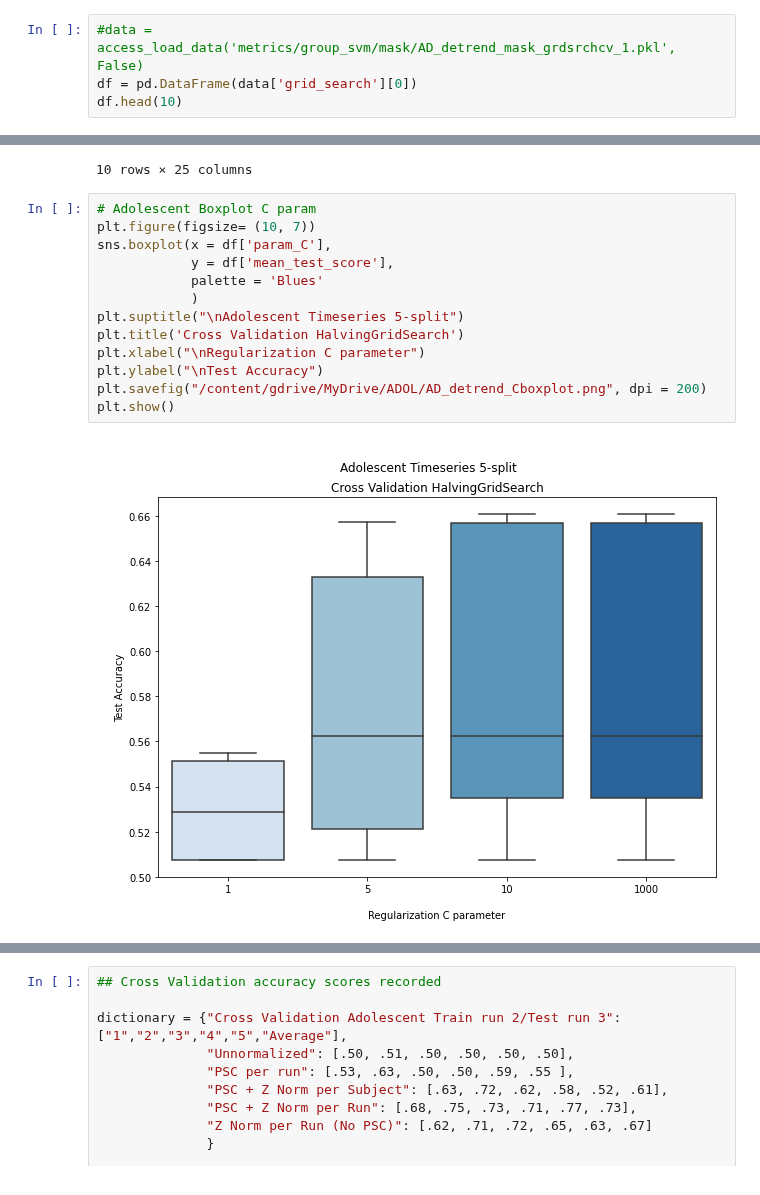
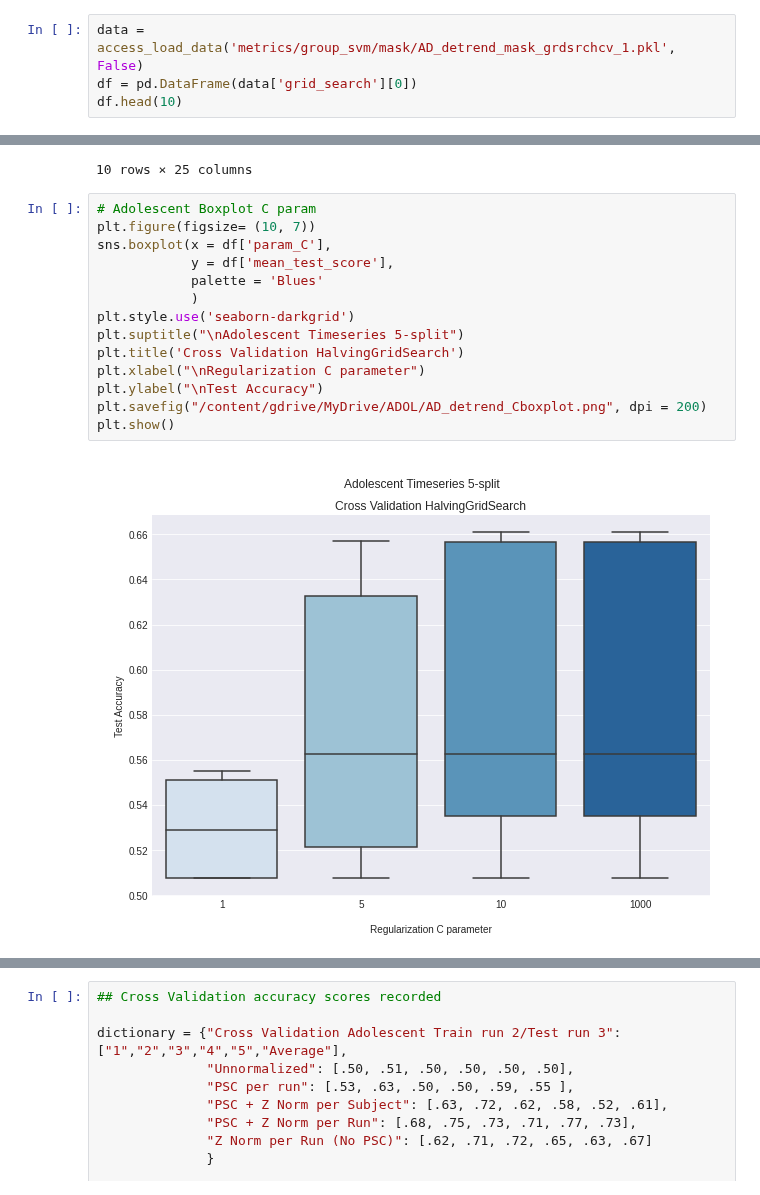
Before and after one commit to staceybeck/teambrainiac, a Jupyter notebook: source/group_svm/Timeseries_Cross_Validation.ipynb, the cells around one changed output, grey strips where cells are left out. Drawn from its saved outputs; the diff is of its cells as text.

```diff
--- a/source/group_svm/Timeseries_Cross_Validation.ipynb
+++ b/source/group_svm/Timeseries_Cross_Validation.ipynb
@@ -198,7 +199,7 @@ CV results:  {'iter': array([0, 0, 0, 0, 0, 0, 0, 0, 0, 0, 0, 0, 0, 0, 0, 0, 1,
        0.       , 0.       , 0.       , 0.       , 0.       , 0.       ,
        0.       , 0.       , 0.       , 0.       , 0.       , 0.       ])}
 # %%
-#data = access_load_data('metrics/group_svm/mask/AD_detrend_mask_grdsrchcv_1.pkl', False)
+data = access_load_data('metrics/group_svm/mask/AD_detrend_mask_grdsrchcv_1.pkl', False)
 df = pd.DataFrame(data['grid_search'][0])
 df.head(10)
 # %% [output]
@@ -217,18 +218,19 @@ df.head(10)
 # %%
 # Adolescent Boxplot C param
 plt.figure(figsize= (10, 7))
 sns.boxplot(x = df['param_C'],
             y = df['mean_test_score'],
             palette = 'Blues'
             )
+plt.style.use('seaborn-darkgrid')
 plt.suptitle("\nAdolescent Timeseries 5-split")
 plt.title('Cross Validation HalvingGridSearch')
 plt.xlabel("\nRegularization C parameter")
 plt.ylabel("\nTest Accuracy")
 plt.savefig("/content/gdrive/MyDrive/ADOL/AD_detrend_Cboxplot.png", dpi = 200)
 plt.show()
 # %% [output]
-[figure, old version]
+[figure, new version]
 # %%
 #Adolescent Gamma Parameter
 plt.figure(figsize= (10, 7))
```
Also changed, not shown: parts of 6 cells of this notebook.
